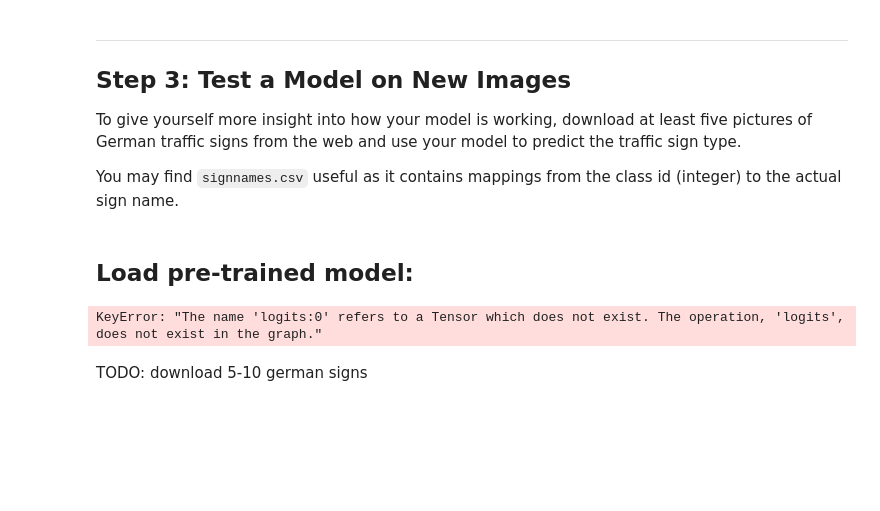
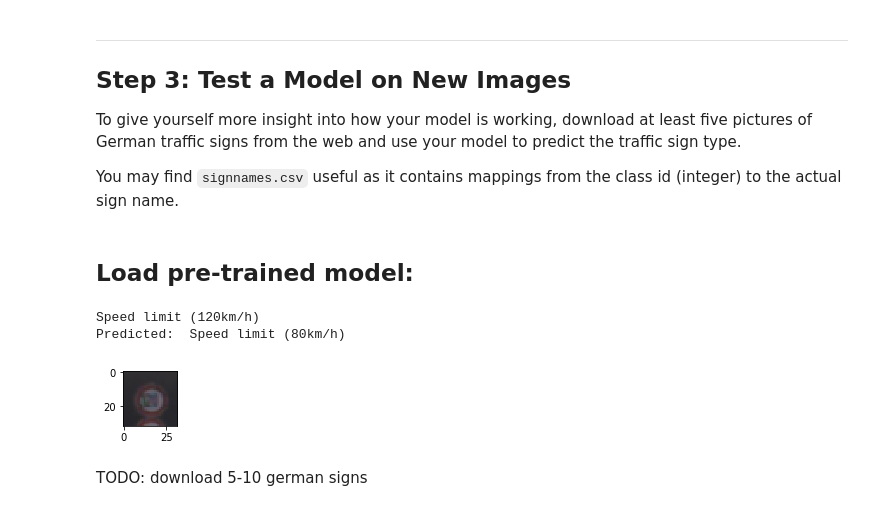
Before and after one commit to alex-kalinin/CarND-Traffic-Sign-Classifier-Project, a Jupyter notebook: Traffic_Sign_Classifier.ipynb, the cells around one changed output. Cells and saved outputs as stored; diff of their text form; code cells hidden in the pictures; blank space fills up the shorter version.

Commit message:
Assign the name to the logits tensor

```diff
--- a/Traffic_Sign_Classifier.ipynb
+++ b/Traffic_Sign_Classifier.ipynb
@@ -161,6 +178,7 @@ def normalize(image_data, min_x=None, max_x=None):
 
 X_train_norm, min_x, max_x = normalize(X_train)
 X_valid_norm, _, _ = normalize(X_valid, min_x, max_x)
+X_test_norm, _, _ = normalize(X_test, min_x, max_x)
 # %% [markdown]
 ### Model Architecture
 # %%
@@ -218,7 +236,7 @@ def LeNet(x):
     # TODO: Layer 5: Fully Connected. Input = 84. Output = 10.
     fc3_W = tf.Variable(tf.truncated_normal(shape=(84, 43), mean=mu, stddev=sigma))
     fc3_b = tf.Variable(tf.zeros(43))
-    logits = tf.Variable(tf.matmul(fc2, fc3_W) + fc3_b, name="logits")
+    logits = tf.add(tf.matmul(fc2, fc3_W), fc3_b, name="logits")
 
     return logits
 # %% [markdown]
@@ -363,22 +381,25 @@ def load_model(model_meta, model_content):
     saver.restore(s, model_content)
     tf.get_default_graph().as_graph_def()
     return s
+
+s_loaded = load_model('./lenet.meta', './lenet')
 # %%
-def run_model():
-    s2 = load_model('./lenet.meta', './lenet')
+def run_model(s_loaded):
     graph = tf.get_default_graph()
     x = graph.get_tensor_by_name("x:0")
     prediction = graph.get_tensor_by_name("prediction:0")
     logits = graph.get_tensor_by_name("logits:0")
 
-    im = test_image(X_test, y_test)
+    im = test_image(X_test_norm, y_test)
     im = np.array([im])
-    pred = s2.run(prediction, feed_dict = { x : im })
+    pred = s_loaded.run(prediction, feed_dict = { x : im })
     print('Predicted: ', class_names[np.argmax(pred)])
+
+run_model(s_loaded)
+# %% [output]
+Speed limit (120km/h)
+Predicted:  Speed limit (80km/h)
+[figure, added]
-# %%
-run_model()
-# %% [output]
-KeyError: "The name 'logits:0' refers to a Tensor which does not exist. The operation, 'logits', does not exist in the graph."
 # %% [markdown]
 TODO: download 5-10 german signs
 # %% [markdown]
```
Also changed, not shown: parts of 4 cells of this notebook.
